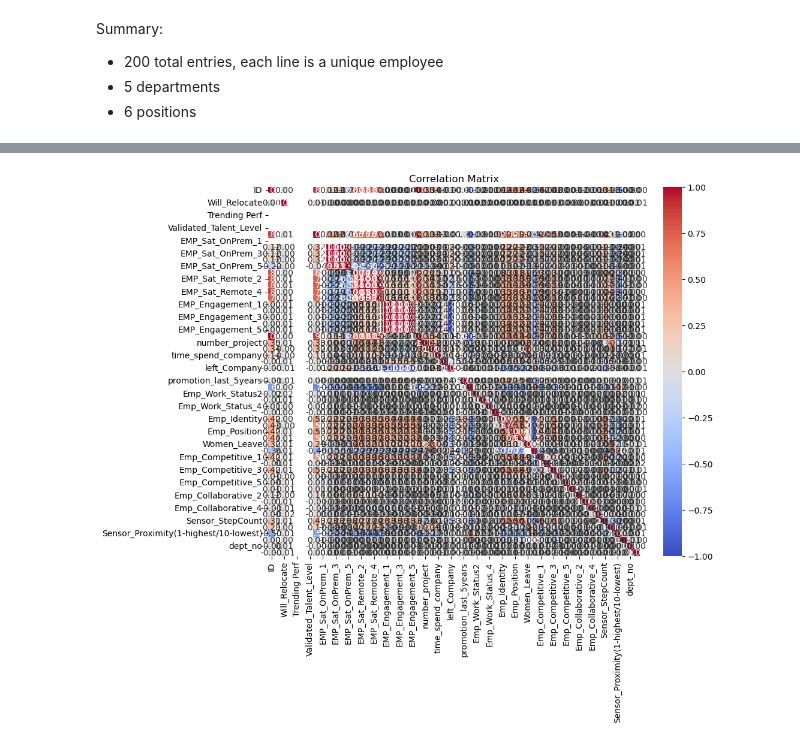
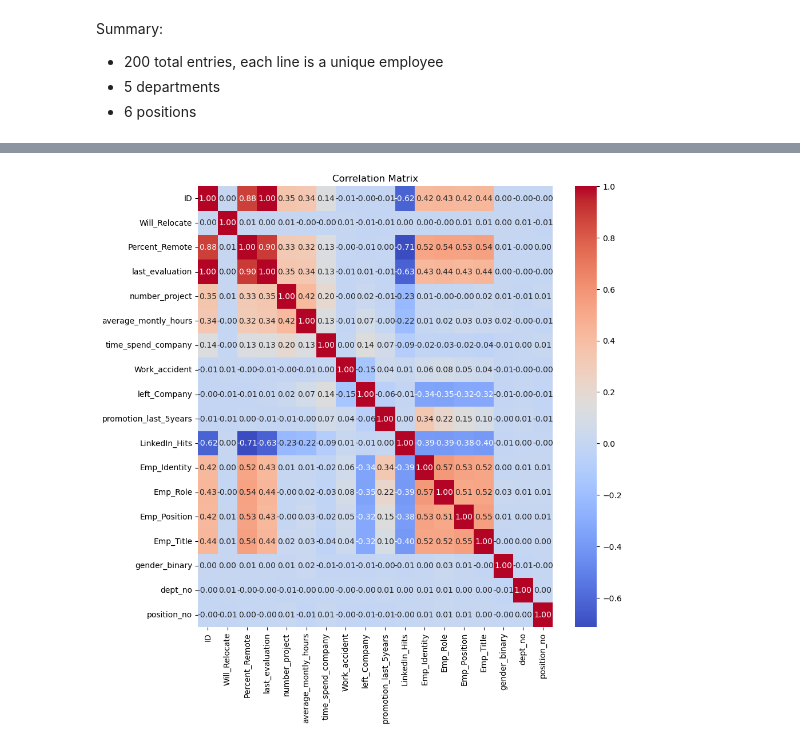
Before and after one commit to cmswart/group1-project4, a Jupyter notebook: exploration.ipynb, the cells around one changed output, grey strips where cells are left out. Drawn from its saved outputs; the diff is of its cells as text; code cells hidden in the pictures.

```diff
--- a/exploration.ipynb
+++ b/exploration.ipynb
@@ -51,6 +51,10 @@ Summary:
 * 200 total entries, each line is a unique employee
 * 5 departments
 * 6 positions
+# %%
+# dropping columns to make more usable
+
+hr_df.drop(hr_df.columns[[1,5,7,8,9,10,12,13,14,15,16,17,18,19,20,21,22,23,24,25,26,33,39,40,41,42,47,48,49,50,51,52,53,54,55,56,57,58,59,60,61]], axis=1, inplace=True)
 # %%
 le = LabelEncoder()
 hr_df['gender_binary'] = le.fit_transform(hr_df['Gender'])
@@ -69,13 +67,13 @@ hr_df.head()
 # %%
 #correlation heatmap
 
 # Correlation matrix
 corr = hr_df.corr()
 
 # Create a heatmap
-plt.figure(figsize=(10, 8))
+plt.figure(figsize=(10, 10))
 sns.heatmap(corr, annot=True, cmap='coolwarm', fmt=".2f")
 plt.title('Correlation Matrix')
 plt.show()
 # %% [output]
-[figure, old version]
+[figure, new version]
```
Also changed, not shown: parts of 1 cell of this notebook, 1 other file.
